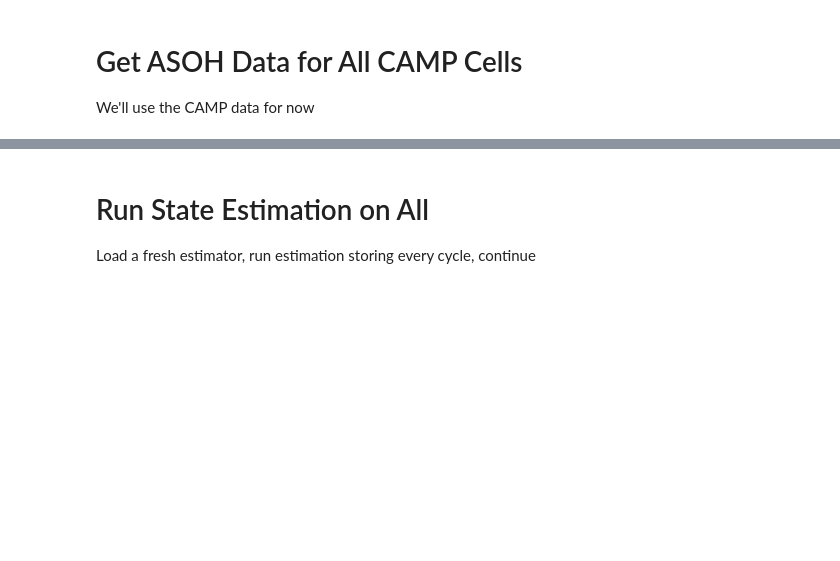
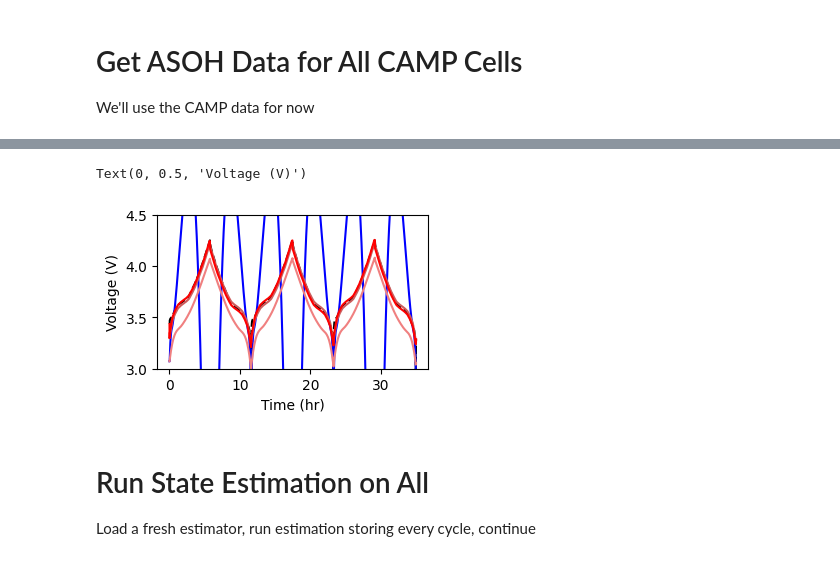
Before and after one commit to ROVI-org/services-demonstration, a Jupyter notebook: preparation/0_make-asoh-training-set.ipynb, the cells around one changed output, grey strips where cells are left out. Cells and saved outputs as stored; diff of their text form; code cells hidden in the pictures; blank space fills up the shorter version.

```diff
--- a/preparation/0_make-asoh-training-set.ipynb
+++ b/preparation/0_make-asoh-training-set.ipynb
@@ -19,0 +103,5 @@ write_dir.mkdir(exist_ok=True, parents=True)
+# %%
+%%time
+qtonly_v = run_model(model=EquivalentCircuitModel(), asoh=qtonly_asoh, state_0=state, dataset=ex_data)['terminal_voltage']
+qtocv_v = run_model(model=EquivalentCircuitModel(), asoh=qtocv_asoh, state_0=state, dataset=ex_data)['terminal_voltage']
+all_v = run_model(model=EquivalentCircuitModel(), asoh=all_asoh, state_0=all_start, dataset=ex_data)['terminal_voltage']
@@ -20,3 +111,21 @@ write_dir.mkdir(exist_ok=True, parents=True)
+# %%
+fig, ax = plt.subplots(figsize=(3.5, 2.))
+
+tt = ex_data.raw_data['test_time'] / 3600.
+ax.plot(tt - tt.min(), ex_data.raw_data['voltage'], 'k--')
+ax.plot(tt - tt.min(), before_v, 'b-', label='Original')
+ax.plot(tt - tt.min(), qtonly_v, '-', color='lightcoral', label='$Q_T$')
+ax.plot(tt - tt.min(), qtocv_v, '-', color='indianred', label='$Q_T$, OCV')
+ax.plot(tt - tt.min(), all_v, 'r-', label='$Q_T$, OCV, R0')
+#ax.legend(ncols=2, fontsize=8)
+
+ax.set_ylim([3, 4.5])
+
+ax.set_xlabel('Time (hr)')
+ax.set_ylabel('Voltage (V)')
+# %% [output]
+Text(0, 0.5, 'Voltage (V)')
+[figure, added]
 # %% [markdown]
 # Run State Estimation on All
 Load a fresh estimator, run estimation storing every cycle, continue
```
Also changed, not shown: parts of 17 cells of this notebook, 14 other files.
